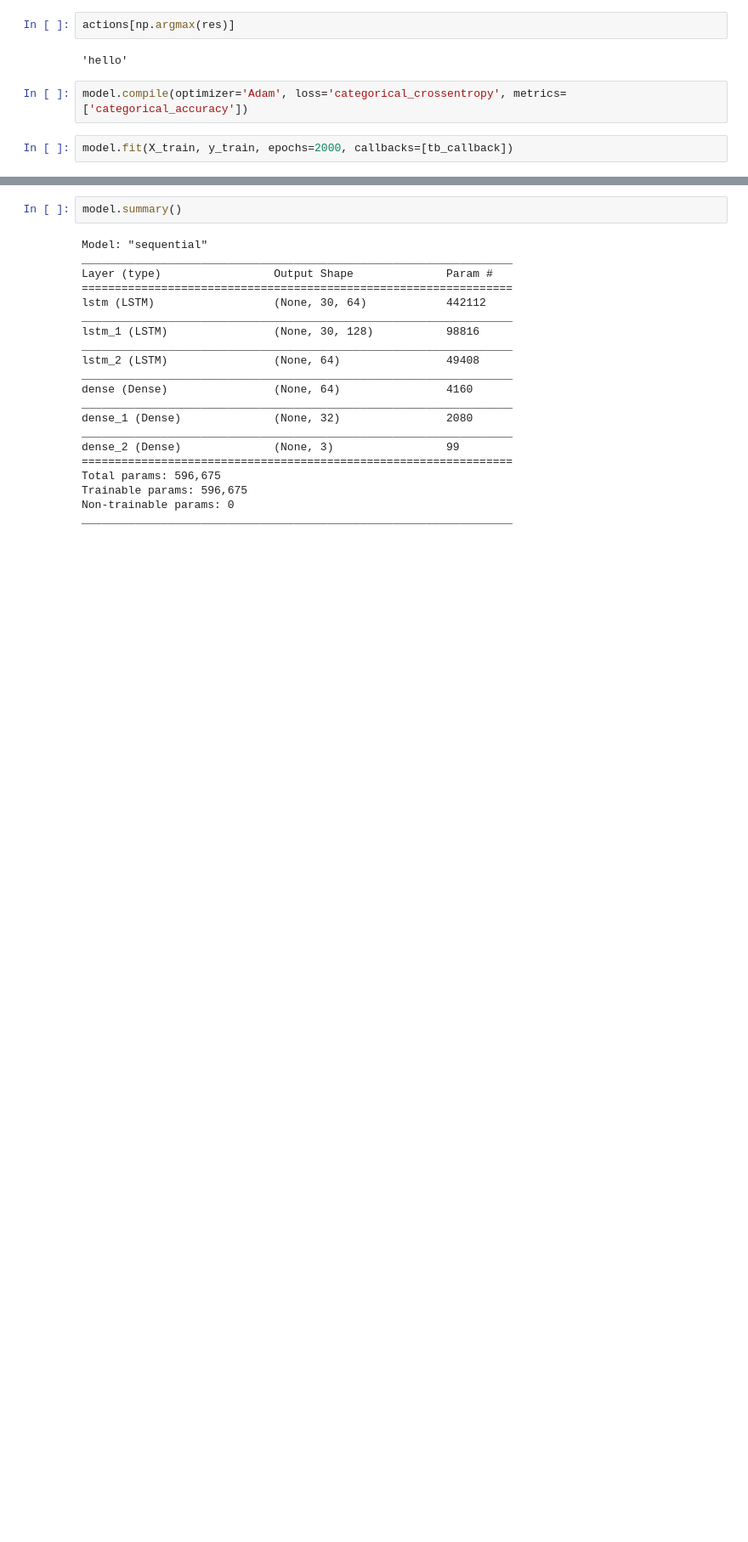
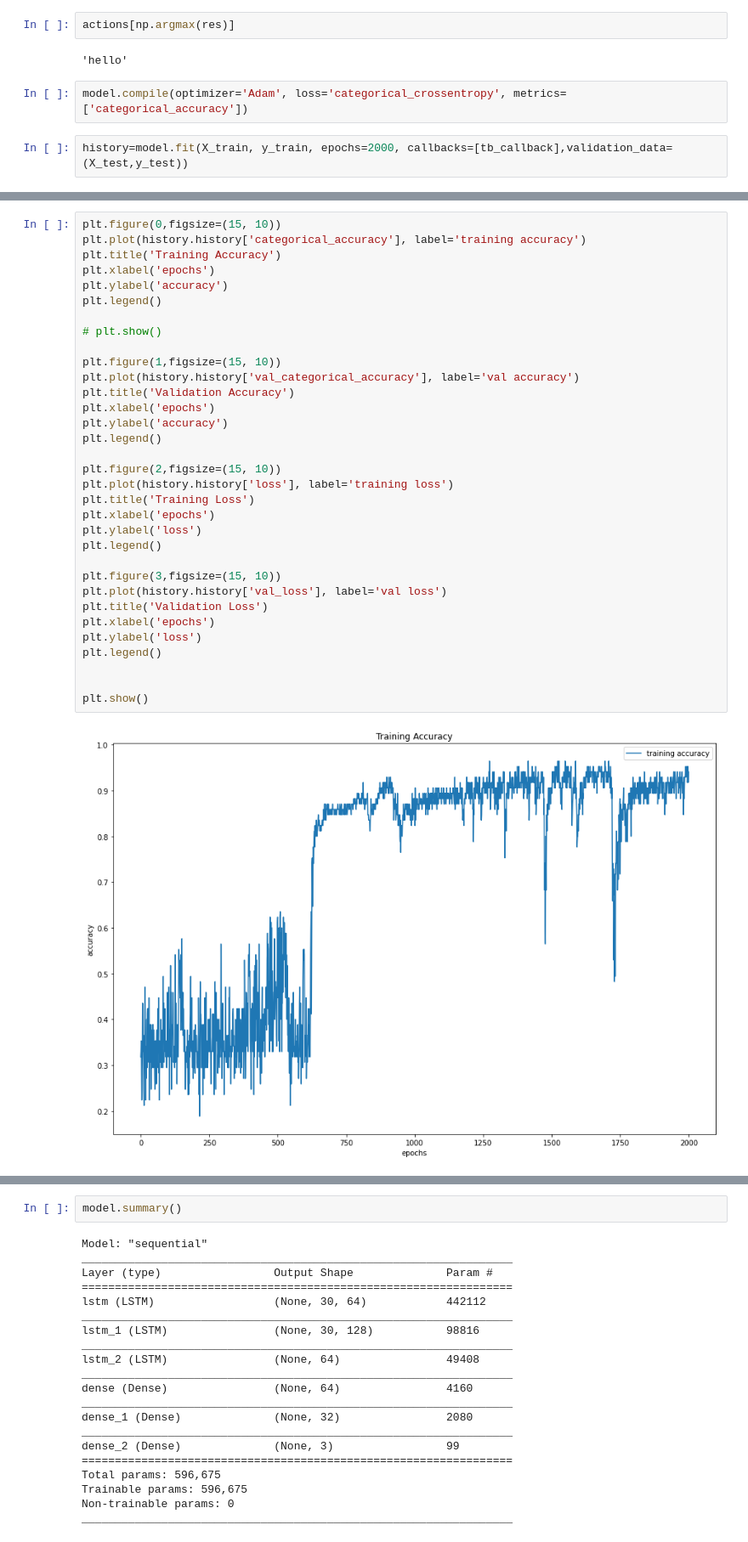
Before and after one commit to vishnuoum/Action-Detection-for-Sign-Language, a Jupyter notebook: Action Detection Tutorial.ipynb, the cells around one changed output, grey strips where cells are left out. Shown at 85% size. Saved outputs shown, nothing was run; the diff lists cells and outputs as text; blank space fills up the shorter version.

Commit message:
Added graphs

```diff
--- a/Action Detection Tutorial.ipynb
+++ b/Action Detection Tutorial.ipynb
@@ -331,5 +326,5 @@ actions[np.argmax(res)]
 # %%
 model.compile(optimizer='Adam', loss='categorical_crossentropy', metrics=['categorical_accuracy'])
 # %%
-model.fit(X_train, y_train, epochs=2000, callbacks=[tb_callback])
+history=model.fit(X_train, y_train, epochs=2000, callbacks=[tb_callback],validation_data=(X_test,y_test))
 # %% [output]
@@ -374,0 +367,35 @@ KeyboardInterrupt:
+# %%
+plt.figure(0,figsize=(15, 10))
+plt.plot(history.history['categorical_accuracy'], label='training accuracy')
+plt.title('Training Accuracy')
+plt.xlabel('epochs')
+plt.ylabel('accuracy')
+plt.legend()
+
+# plt.show()
+
+plt.figure(1,figsize=(15, 10))
+plt.plot(history.history['val_categorical_accuracy'], label='val accuracy')
+plt.title('Validation Accuracy')
+plt.xlabel('epochs')
+plt.ylabel('accuracy')
+plt.legend()
+
+plt.figure(2,figsize=(15, 10))
+plt.plot(history.history['loss'], label='training loss')
+plt.title('Training Loss')
+plt.xlabel('epochs')
+plt.ylabel('loss')
+plt.legend()
+
+plt.figure(3,figsize=(15, 10))
+plt.plot(history.history['val_loss'], label='val loss')
+plt.title('Validation Loss')
+plt.xlabel('epochs')
+plt.ylabel('loss')
+plt.legend()
+
+
+plt.show()
+# %% [output]
+[figure, added]
```
Also changed, not shown: parts of 5 cells of this notebook, 18 other files.
